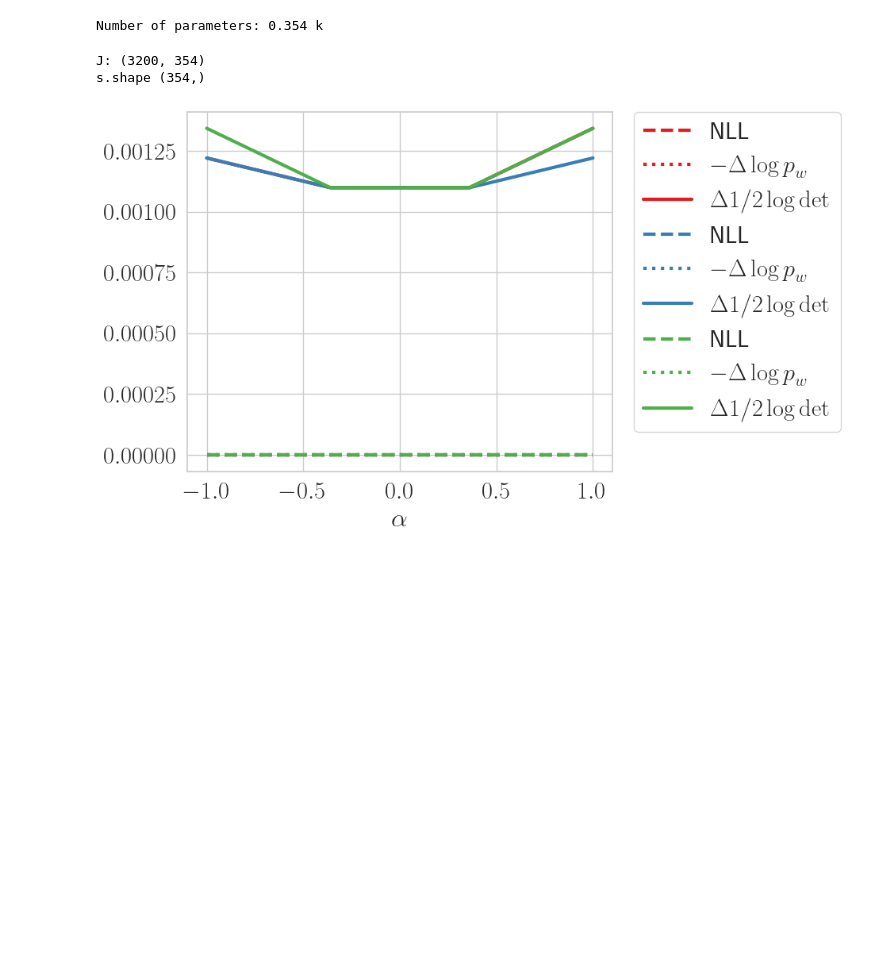
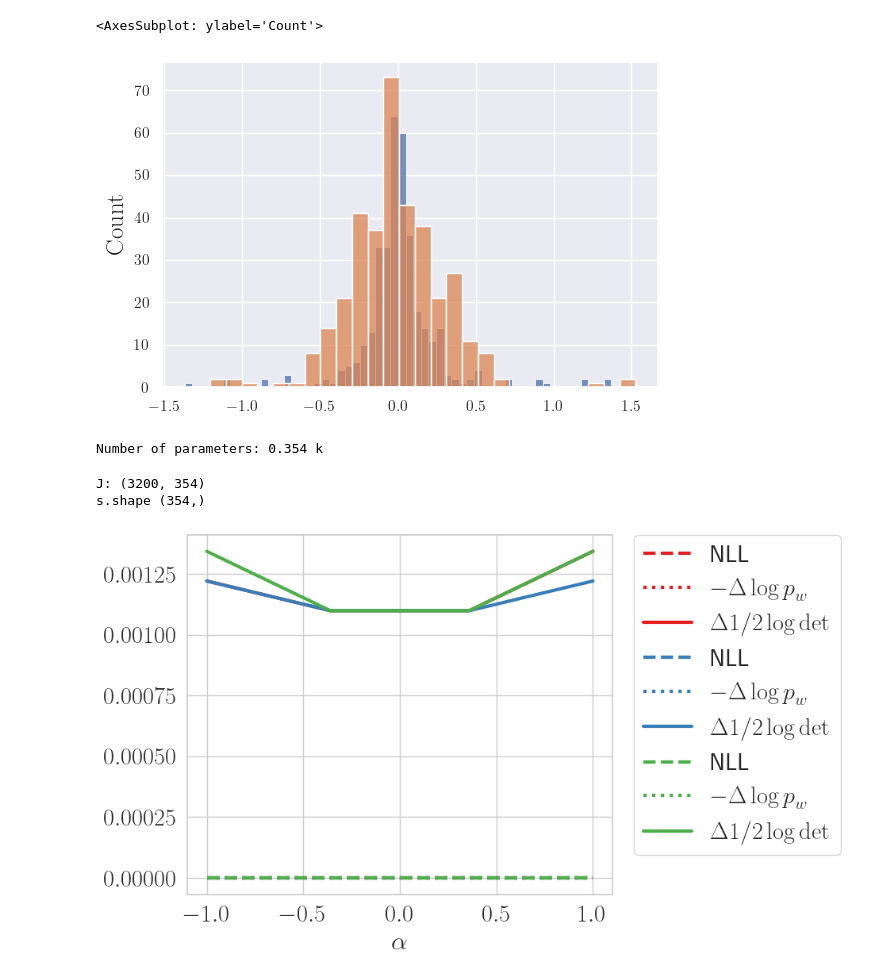
Before and after one commit to activatedgeek/function-space-map, a Jupyter notebook: notebooks/two_moons_pathology.ipynb, the cells around one changed output. Saved outputs shown, nothing was run; the diff lists cells and outputs as text; code cells hidden in the pictures; blank space fills up the shorter version.

```diff
--- a/notebooks/two_moons_pathology.ipynb
+++ b/notebooks/two_moons_pathology.ipynb
@@ -616,3 +609,19 @@ Saved ps parameters at  pathology/params_0.pt
+# %%
+model = arch(out_size=2)
+x_eval_sample = x_eval_generator(jax.random.PRNGKey(0))
+# count parameters
+init_params = model.init(jax.random.PRNGKey(0), jnp.ones((1, x_train.shape[1])))
+# %%
+p = torch.load('pathology/params_0.pt')
+# reduce to a flat vector
+p_flat = jax.tree_util.tree_reduce(lambda x, y: jnp.concatenate([x.reshape(-1), y.reshape(-1)]), p)
+p_init_flat = jax.tree_util.tree_reduce(lambda x, y: jnp.concatenate([x.reshape(-1), y.reshape(-1)]), init_params)
+import seaborn as sns
+sns.histplot(p_flat)
+sns.histplot(p_init_flat)
+# %% [output]
+<AxesSubplot: ylabel='Count'>
+[figure, added]
 # %%
 from matplotlib import pyplot as plt
 import seaborn as sns
```
Also changed, not shown: parts of 1 cell of this notebook, 3 other files.
